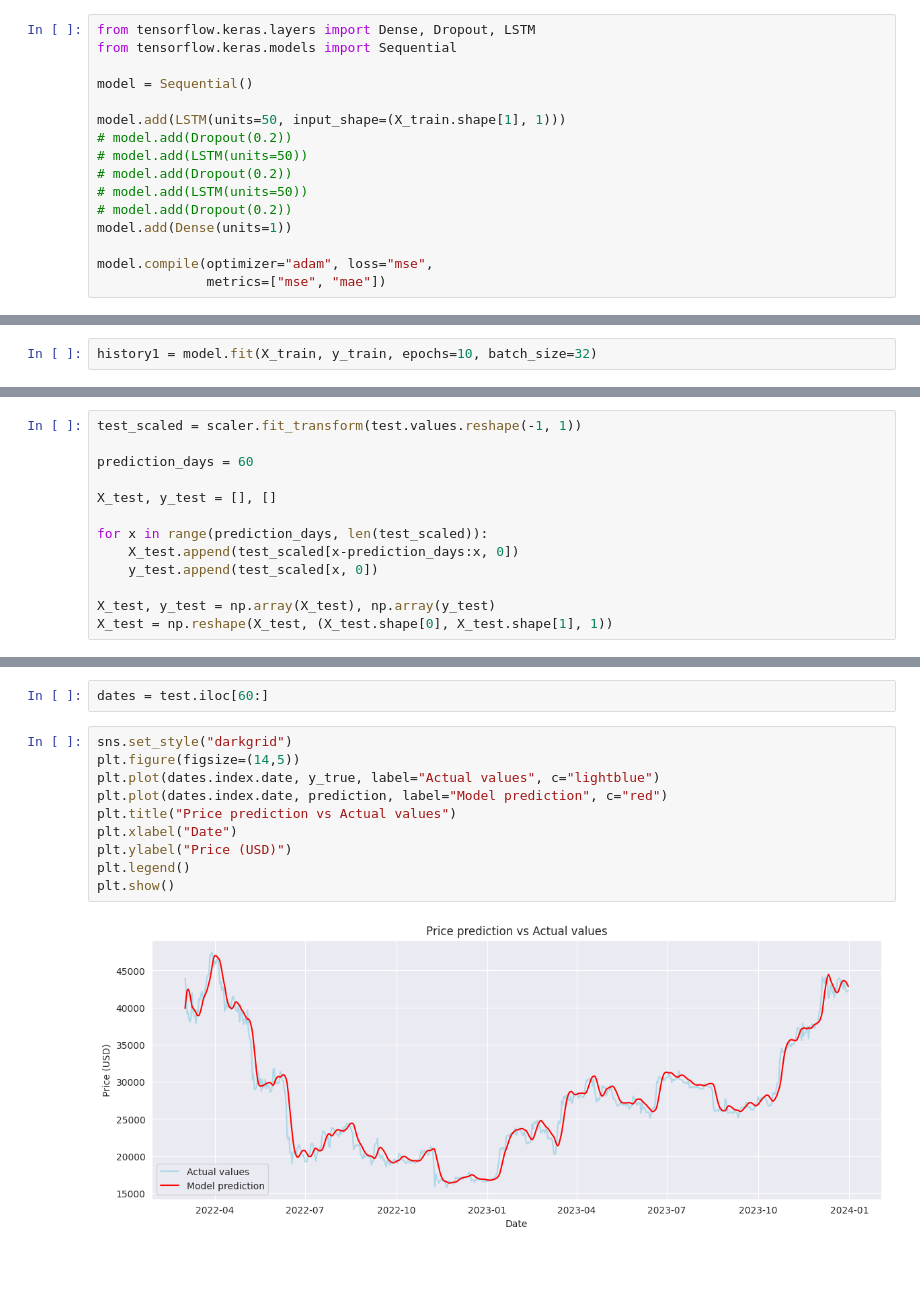
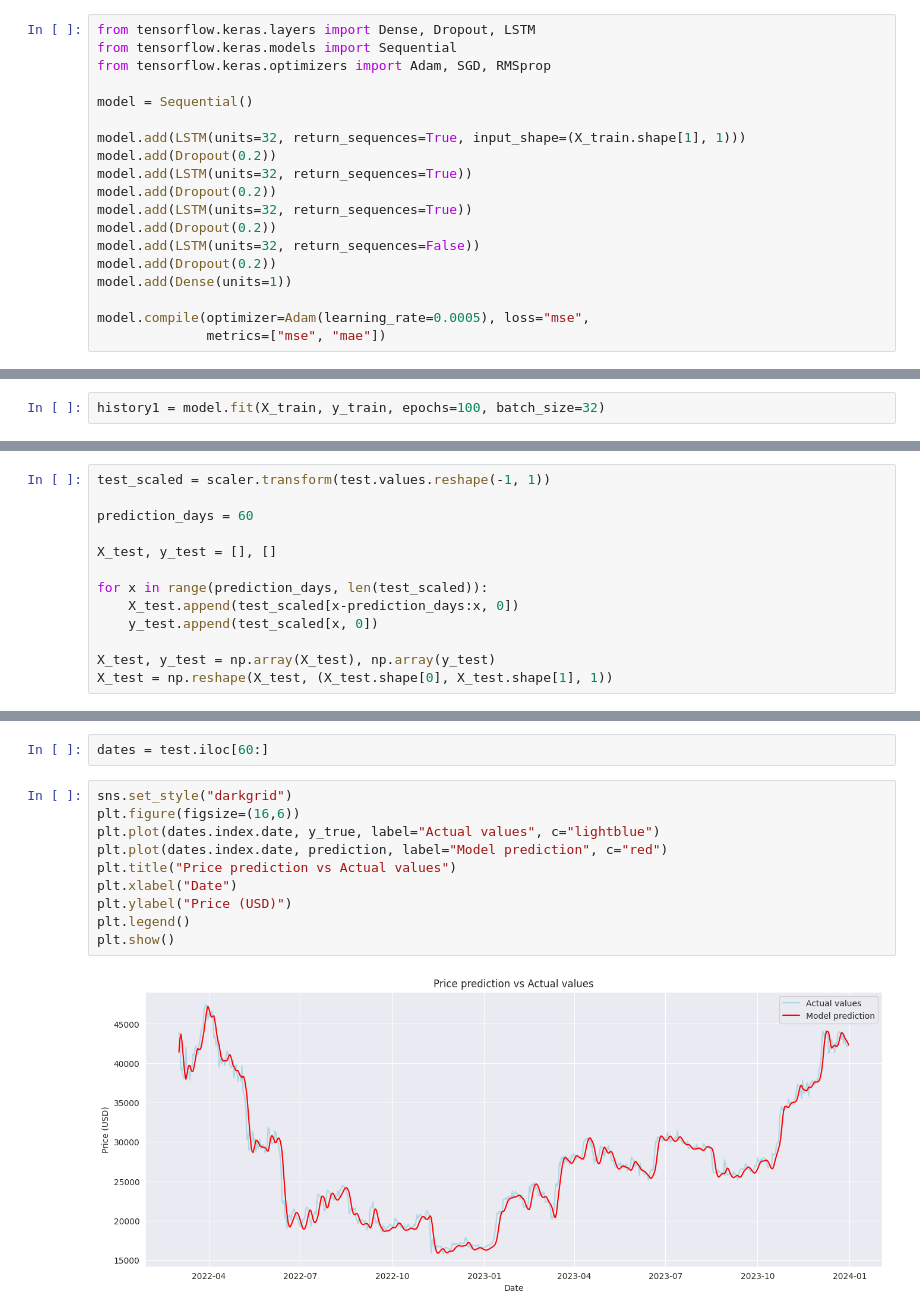
Before and after one commit to guillermovc/keras_portfolio, a Jupyter notebook: Cryptocurrency Prediction/predict_bitcoin_lstm.ipynb, the cells around one changed output, grey strips where cells are left out. Drawn from its saved outputs; the diff is of its cells as text; blank space fills up the shorter version.

Commit message:
cambios escalador y mejora de modelo

```diff
--- a/Cryptocurrency Prediction/predict_bitcoin_lstm.ipynb
+++ b/Cryptocurrency Prediction/predict_bitcoin_lstm.ipynb
@@ -128,18 +128,21 @@ X_train.shape
 # %%
 from tensorflow.keras.layers import Dense, Dropout, LSTM
 from tensorflow.keras.models import Sequential
+from tensorflow.keras.optimizers import Adam, SGD, RMSprop
 
 model = Sequential()
 
-model.add(LSTM(units=50, input_shape=(X_train.shape[1], 1)))
-# model.add(Dropout(0.2))
-# model.add(LSTM(units=50))
-# model.add(Dropout(0.2))
-# model.add(LSTM(units=50))
-# model.add(Dropout(0.2))
+model.add(LSTM(units=32, return_sequences=True, input_shape=(X_train.shape[1], 1)))
+model.add(Dropout(0.2))
+model.add(LSTM(units=32, return_sequences=True))
+model.add(Dropout(0.2))
+model.add(LSTM(units=32, return_sequences=True))
+model.add(Dropout(0.2))
+model.add(LSTM(units=32, return_sequences=False))
+model.add(Dropout(0.2))
 model.add(Dense(units=1))
 
-model.compile(optimizer="adam", loss="mse",
+model.compile(optimizer=Adam(learning_rate=0.0005), loss="mse",
               metrics=["mse", "mae"])
 # %%
 model.summary()
@@ -158,5 +165,5 @@ Trainable params: 10451 (40.82 KB)
 Non-trainable params: 0 (0.00 Byte)
 _________________________________________________________________
 # %%
-history1 = model.fit(X_train, y_train, epochs=10, batch_size=32)
+history1 = model.fit(X_train, y_train, epochs=100, batch_size=32)
 # %% [output]
@@ -185,7 +189,7 @@ Epoch 10/10
 # %% [markdown]
 ### Generate test batches
 # %%
-test_scaled = scaler.fit_transform(test.values.reshape(-1, 1))
+test_scaled = scaler.transform(test.values.reshape(-1, 1))
 
 prediction_days = 60
 
@@ -211,13 +215,13 @@ prediction.shape, y_true.shape
 dates = test.iloc[60:]
 # %%
 sns.set_style("darkgrid")
-plt.figure(figsize=(14,5))
+plt.figure(figsize=(16,6))
 plt.plot(dates.index.date, y_true, label="Actual values", c="lightblue")
 plt.plot(dates.index.date, prediction, label="Model prediction", c="red")
 plt.title("Price prediction vs Actual values")
 plt.xlabel("Date")
 plt.ylabel("Price (USD)")
 plt.legend()
 plt.show()
 # %% [output]
-[figure, old version]
+[figure, new version]
```
Also changed, not shown: parts of 4 cells of this notebook.
